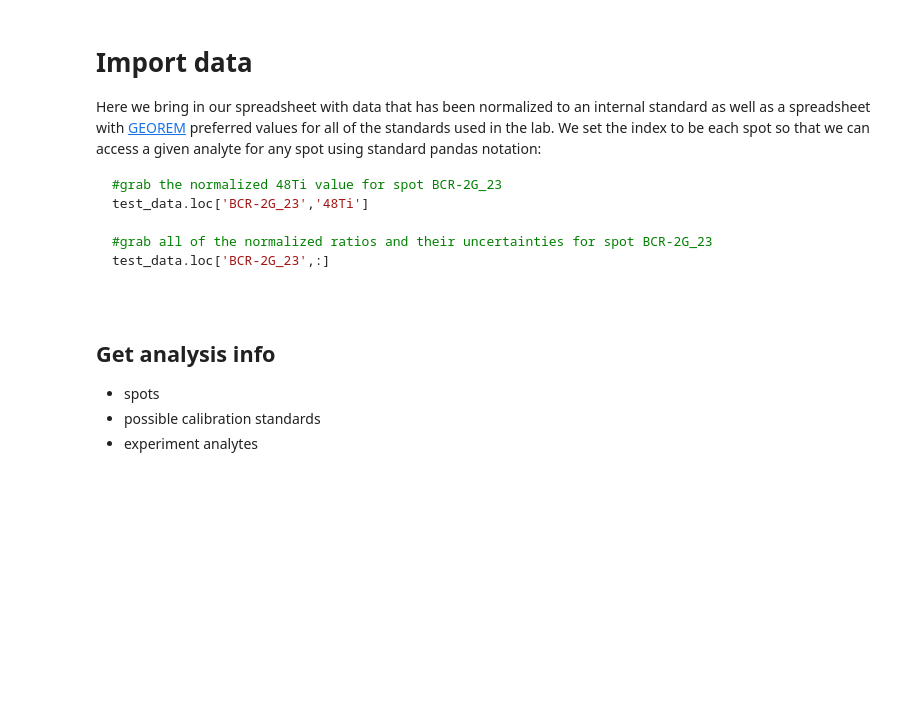
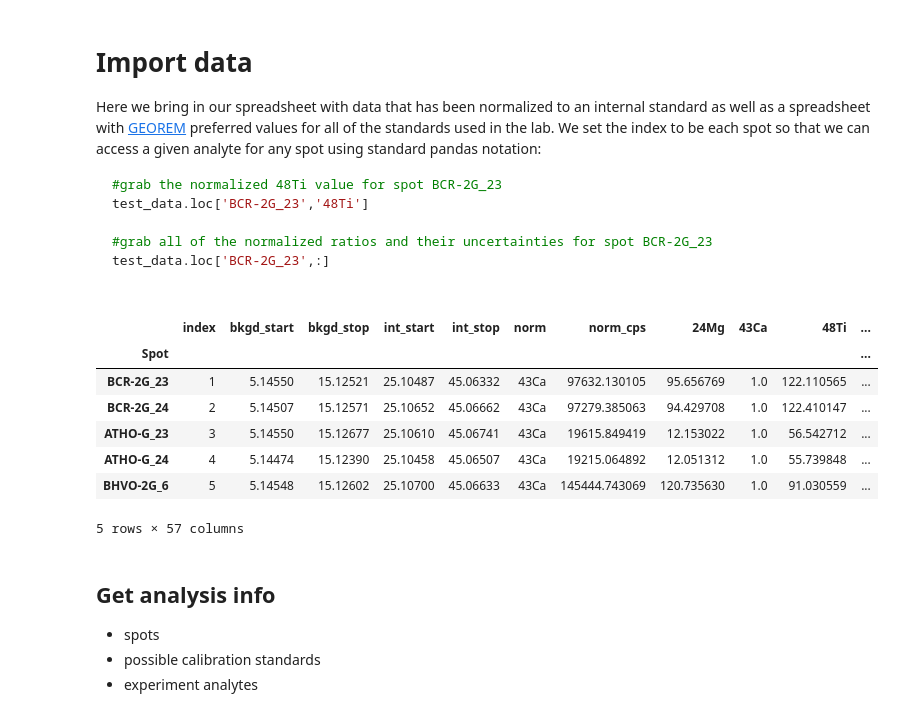
Before and after one commit to jlubbersgeo/laicpms_general, a Jupyter notebook: lasercalc_python.ipynb, the cells around one changed output. Cells and saved outputs as stored; diff of their text form; code cells hidden in the pictures; blank space fills up the shorter version.

````diff
--- a/lasercalc_python.ipynb
+++ b/lasercalc_python.ipynb
@@ -46,15 +46,29 @@ test_data.loc['BCR-2G_23',:]
 
 ```
 # %%
-#import published standards data
-stds_data = pd.read_excel('.../laicpms_stds_tidy.xlsx').set_index('Standard')
+# import published standards data
+stds_data = pd.read_excel(
+    "/Users/jordanlubbers/Desktop/LaserTRAM_tests/laicpms_stds_tidy.xlsx"
+).set_index("Standard")
 
-#import our internal standard normalized data
-test_data = pd.read_excel('.../LaserTRAM_Dash_test.xlsx').dropna().set_index('Spot')
+# import our internal standard normalized data
+test_data = (
+    pd.read_excel("/Users/jordanlubbers/Desktop/LaserTRAM_tests/LaserTRAM_Dash_test.xlsx")
+    .dropna()
+    .set_index("Spot")
+)
 
-test_data.insert(loc = 0,
-                 column = 'index',
-                 value = np.arange(1,len(test_data)+1))
+test_data.insert(loc=0, column="index", value=np.arange(1, len(test_data) + 1))
+test_data.head()
+# %% [output]
+|  | index | bkgd_start | bkgd_stop | int_start | int_stop | norm | norm_cps | 24Mg | 43Ca | 48Ti | ... |
+| Spot |  |  |  |  |  |  |  |  |  |  | ... |
+| BCR-2G_23 | 1 | 5.14550 | 15.12521 | 25.10487 | 45.06332 | 43Ca | 97632.130105 | 95.656769 | 1.0 | 122.110565 | ... |
+| BCR-2G_24 | 2 | 5.14507 | 15.12571 | 25.10652 | 45.06662 | 43Ca | 97279.385063 | 94.429708 | 1.0 | 122.410147 | ... |
+| ATHO-G_23 | 3 | 5.14550 | 15.12677 | 25.10610 | 45.06741 | 43Ca | 19615.849419 | 12.153022 | 1.0 | 56.542712 | ... |
+| ATHO-G_24 | 4 | 5.14474 | 15.12390 | 25.10458 | 45.06507 | 43Ca | 19215.064892 | 12.051312 | 1.0 | 55.739848 | ... |
+| BHVO-2G_6 | 5 | 5.14548 | 15.12602 | 25.10700 | 45.06633 | 43Ca | 145444.743069 | 120.735630 | 1.0 | 91.030559 | ... |
+5 rows × 57 columns
 # %% [markdown]
 ## Get analysis info
 - spots
````
Also changed, not shown: parts of 17 cells of this notebook.
